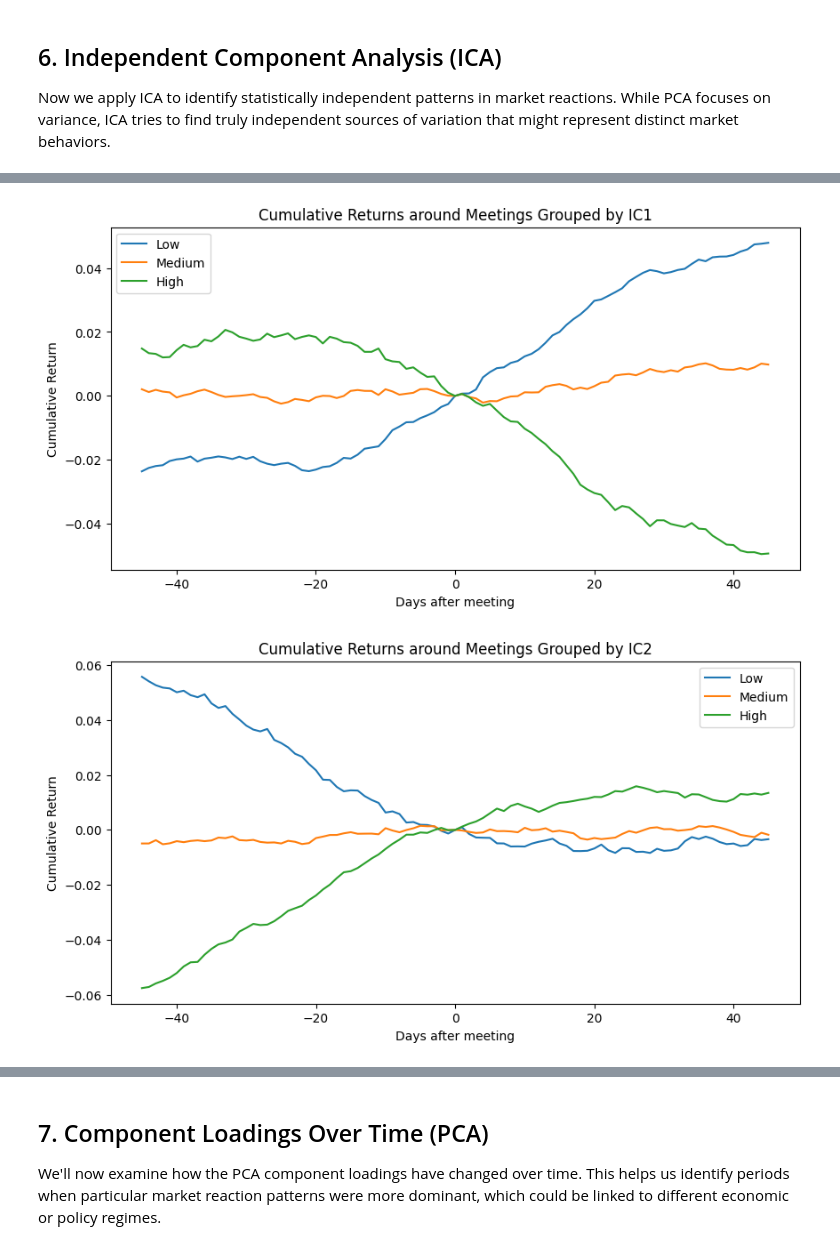
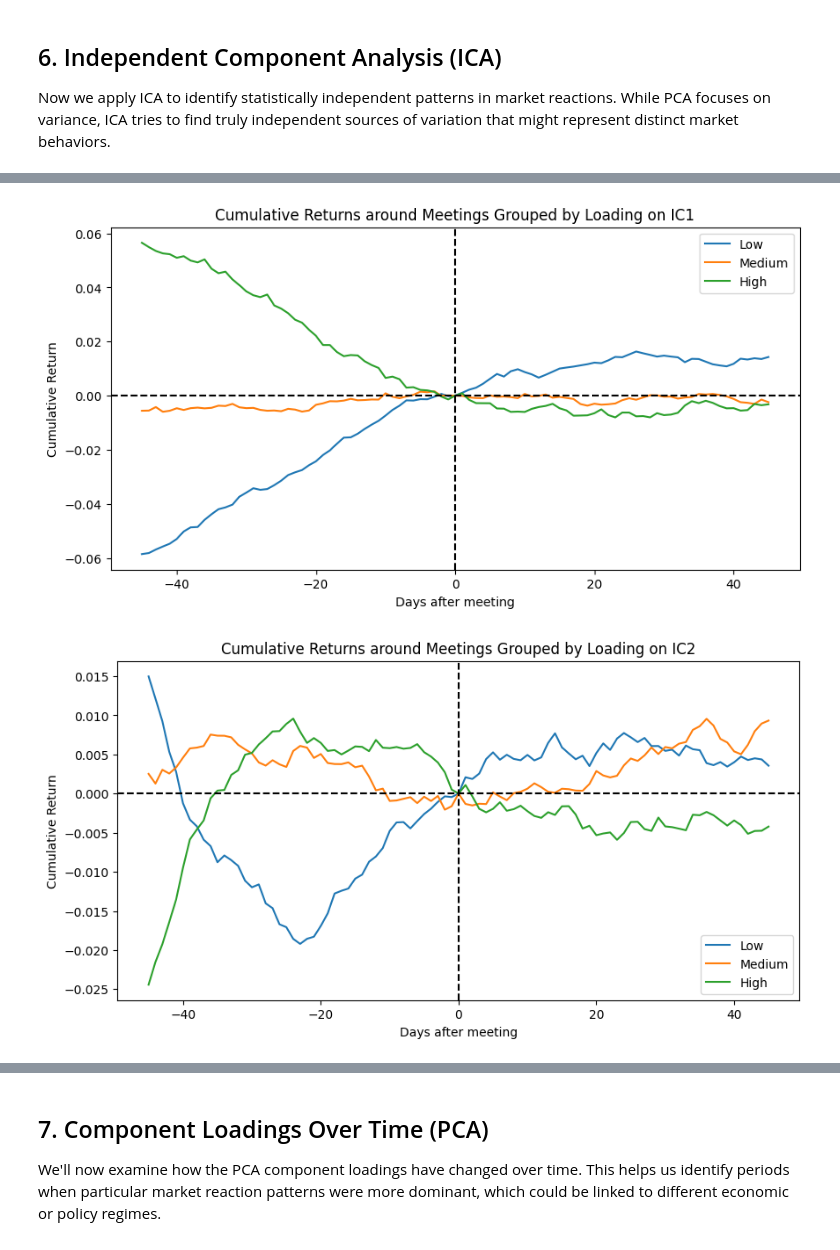
Before and after one commit to Aman-Rana-02/Event_Studies_with_Component_Analysis, a Jupyter notebook: scripts/2.0.FOMC_case_study.ipynb, the cells around one changed output, grey strips where cells are left out. Cells and saved outputs as stored; diff of their text form; code cells hidden in the pictures.

```diff
--- a/scripts/2.0.FOMC_case_study.ipynb
+++ b/scripts/2.0.FOMC_case_study.ipynb
@@ -63,7 +63,7 @@ Now we'll merge the FOMC meeting data with the S&P 500 returns, aligning each me
 featured_events = pd.merge_asof(df, spy_df, on='Date', direction='backward', suffixes=('', '_y'), allow_exact_matches=False)
 
 for t in range(start_window, return_window + 1):
-    featured_events[f'Cumulative Log Return {t}'] = (featured_events[f'Cumulative Log Return {t}'] - featured_events[f'Cumulative Log Return {t}'].expanding().mean())
+    featured_events[f'Cumulative Log Return {t}'] = (featured_events[f'Cumulative Log Return {t}'] - featured_events[f'Cumulative Log Return {t}'].expanding(min_periods=8).mean())
 
 featured_events = featured_events.dropna()
 spts = [featured_events for featured_events in featured_events.columns if 'Cumulative Log Return' in featured_events]
@@ -82,0 +86,16 @@ featured_events.head()
+# %%
+# Calculate the mean cumulative returns for each bin
+mean_returns = featured_events[spts].mean()
+
+# Subtract the return at t=0 to align the average path to the meeting date
+t0_col = spts[len(spts) // 2]  # assuming return_col is centered and t=0 is in the middle
+mean_returns = mean_returns.subtract(mean_returns[t0_col], axis=0)
+plt.figure(figsize=(10, 5))
+plt.plot(x_values, mean_returns, label='Mean Cumulative Log Return')
+plt.title(title)
+plt.axhline(0, color='black', linestyle='--')
+plt.axvline(0, color='black', linestyle='--')
+plt.xlabel(xlabel)
+plt.ylabel(ylabel)
+plt.legend()
+plt.show()
@@ -116,7 +137,7 @@ plt.show()
 # %% [output]
 [figure]
 # %%
-def plot_cumulative_returns(featured_events, return_col, pc_col, n_bins=3 , title=None, xlabel='Days after meeting', ylabel='Cumulative Return'):
+def plot_conditional_cumulative_returns(featured_events, return_col, pc_col, n_bins=3 , title=None, xlabel='Days after meeting', ylabel='Cumulative Return'):
 
     if not title:
         title= f'Cumulative Returns by {pc_col}'
@@ -145,13 +166,14 @@ def plot_cumulative_returns(featured_events, return_col, pc_col, n_bins=3 , titl
             label = f'Bin {i}'
         plt.plot(x_values, mean_returns.iloc[i], label=label)
     plt.title(title)
+    plt.axhline(0, color='black', linestyle='--')
+    plt.axvline(0, color='black', linestyle='--')
     plt.xlabel(xlabel)
     plt.ylabel(ylabel)
     plt.legend()
     plt.show()
 
-# Example calls
-plot_cumulative_returns(featured_events, spts, 'PC1', title='Cumulative Returns around Meetings Grouped by PC1')
-plot_cumulative_returns(featured_events, spts, 'PC2', title='Cumulative Returns around Meetings Grouped by PC2')
-plot_cumulative_returns(featured_events, spts, 'PC3', title='Cumulative Returns around Meetings Grouped by PC3')
+plot_conditional_cumulative_returns(featured_events, spts, 'PC1', title='Cumulative Returns around Meetings Grouped by Loading on PC1')
+plot_conditional_cumulative_returns(featured_events, spts, 'PC2', title='Cumulative Returns around Meetings Grouped by Loading on PC2')
+plot_conditional_cumulative_returns(featured_events, spts, 'PC3', title='Cumulative Returns around Meetings Grouped by Loading on PC3')
 # %% [output]
@@ -191,7 +215,7 @@ plt.show()
 # %%
-plot_cumulative_returns(featured_events, spts, 'IC1', title='Cumulative Returns around Meetings Grouped by IC1')
-plot_cumulative_returns(featured_events, spts, 'IC2', title='Cumulative Returns around Meetings Grouped by IC2')
-plot_cumulative_returns(featured_events, spts, 'IC3', title='Cumulative Returns around Meetings Grouped by IC3')
+plot_conditional_cumulative_returns(featured_events, spts, 'IC1', title='Cumulative Returns around Meetings Grouped by Loading on IC1')
+plot_conditional_cumulative_returns(featured_events, spts, 'IC2', title='Cumulative Returns around Meetings Grouped by Loading on IC2')
+plot_conditional_cumulative_returns(featured_events, spts, 'IC3', title='Cumulative Returns around Meetings Grouped by Loading on IC3')
 # %% [output]
-[figure, old version]
+[figure, new version]
-[figure, old version]
+[figure, new version]
```
Also changed, not shown: parts of 10 cells of this notebook, 6 other files.
